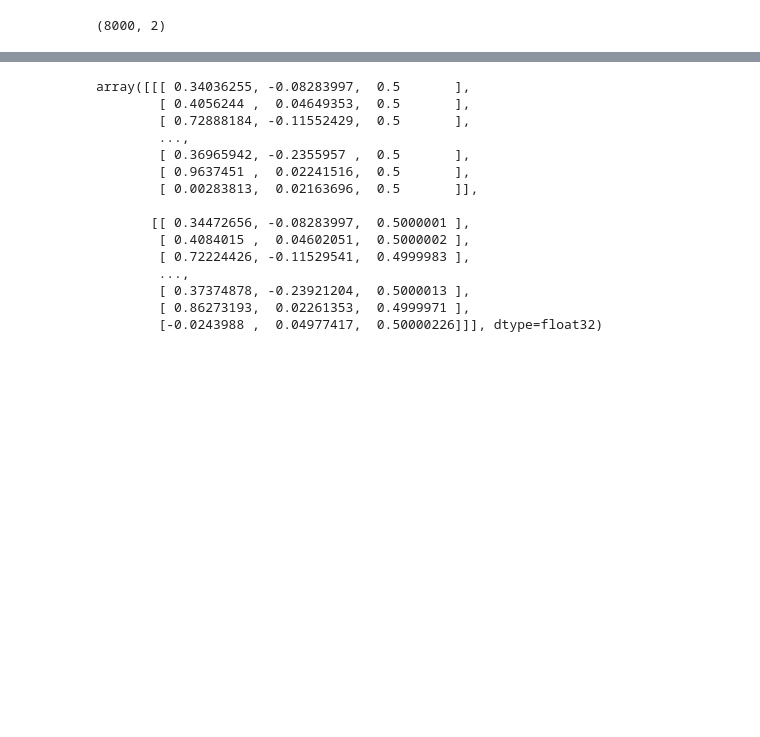
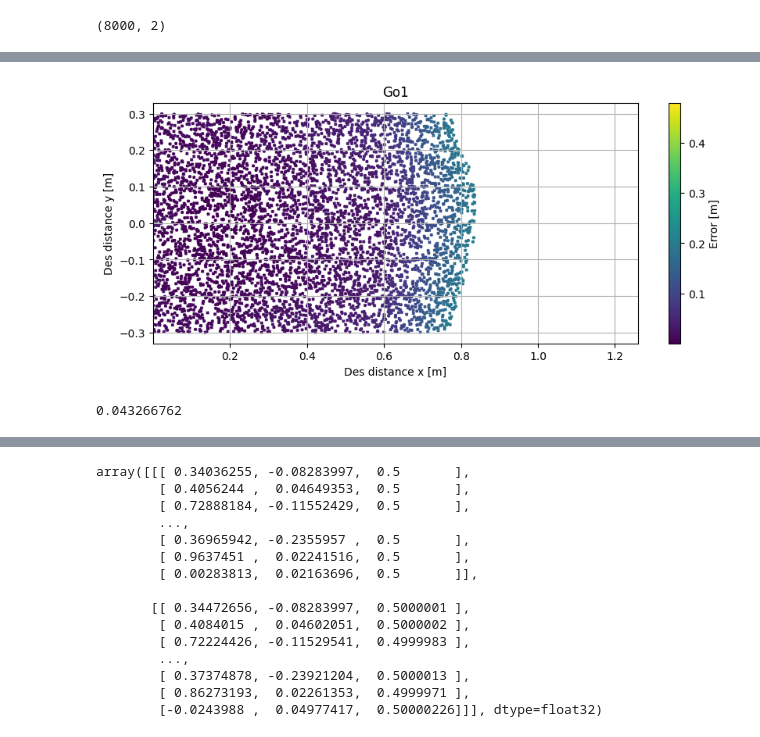
Before and after one commit to mfocchi/guided-rl-jump, a Jupyter notebook: source/standalone/development/notebooks/results_plot.ipynb, the cells around one changed output, grey strips where cells are left out. Cells and saved outputs as stored; diff of their text form; code cells hidden in the pictures; blank space fills up the shorter version.

```diff
--- a/source/standalone/development/notebooks/results_plot.ipynb
+++ b/source/standalone/development/notebooks/results_plot.ipynb
@@ -69,3 +69,23 @@ np.mean(err)
+# %%
+idx = err <= 0.2
+# %%
+plt.figure(figsize=(10,4))
+plt.scatter(des[:,0][idx],des[:,1][idx], np.full(des[: , 1].shape,5)[idx], vmax=0.48, marker='x', c=err[idx])
+plt.grid()
+plt.xlim(xmin*1.05,xmax*1.05)
+plt.ylim(ymin*1.1,ymax*1.1)
+plt.title("Go1")
+plt.colorbar(label="Error [m]")
+plt.xlabel("Des distance x [m]")
+plt.ylabel("Des distance y [m]")
+plt.savefig(data_path+"abs_err_filtered.pdf", dpi=500, bbox_inches='tight')
+plt.show()
+# %% [output]
+[figure, added]
+# %%
+np.mean(err[idx])
+# %% [output]
+0.043266762
 # %%
 des_dist = np.linalg.norm(des, axis=1)
 des_dist
```
Also changed, not shown: parts of 10 cells of this notebook, 58 other files.
